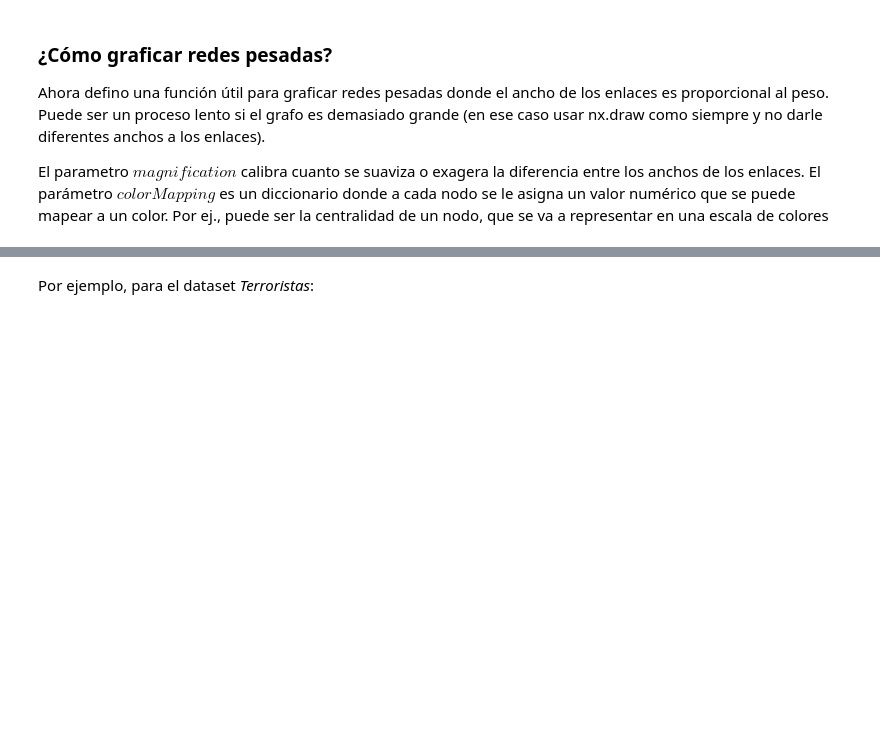
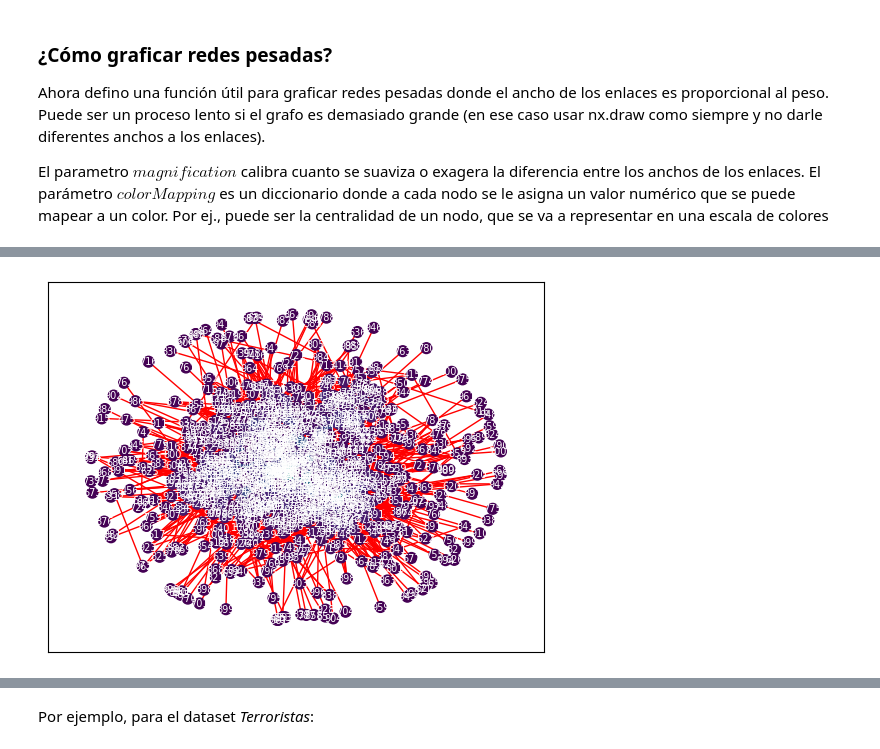
Before and after one commit to Grupo-12-DMCyT/Comparative-Analysis-in-Two-Human-Networks, a Jupyter notebook: DMCyT_sil_tutorial_Datasets_TP1_2025.ipynb, the cells around one changed output, grey strips where cells are left out. Saved outputs shown, nothing was run; the diff lists cells and outputs as text; code cells hidden in the pictures; blank space fills up the shorter version.

```diff
--- a/DMCyT_sil_tutorial_Datasets_TP1_2025.ipynb
+++ b/DMCyT_sil_tutorial_Datasets_TP1_2025.ipynb
@@ -231,0 +227,6 @@ def plotWeightedGraph(G,pos,colorMapping,magnification,nodeSize=45):
+# %%
+
+# CHRIS - k=5
+plotGraph(G, pos_emailGiant_k5, centrality, nodeSize)
+# %% [output]
+[figure, added]
```
Also changed, not shown: parts of 19 cells of this notebook.
